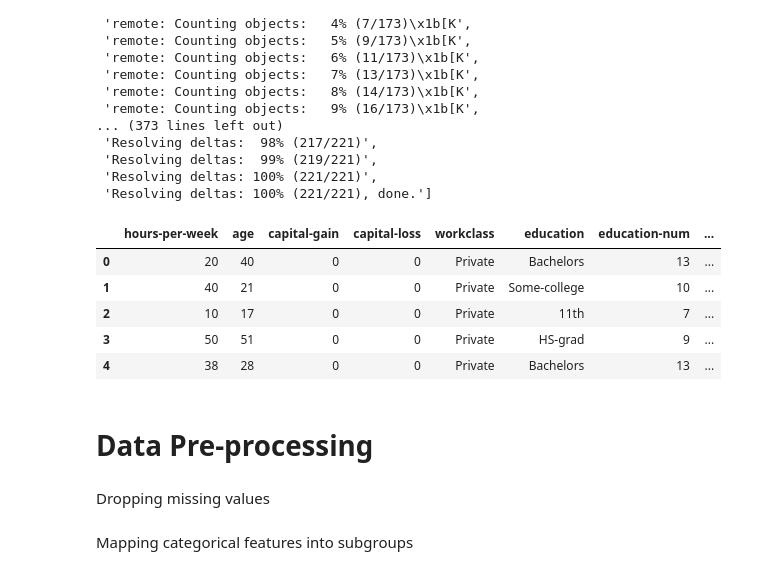
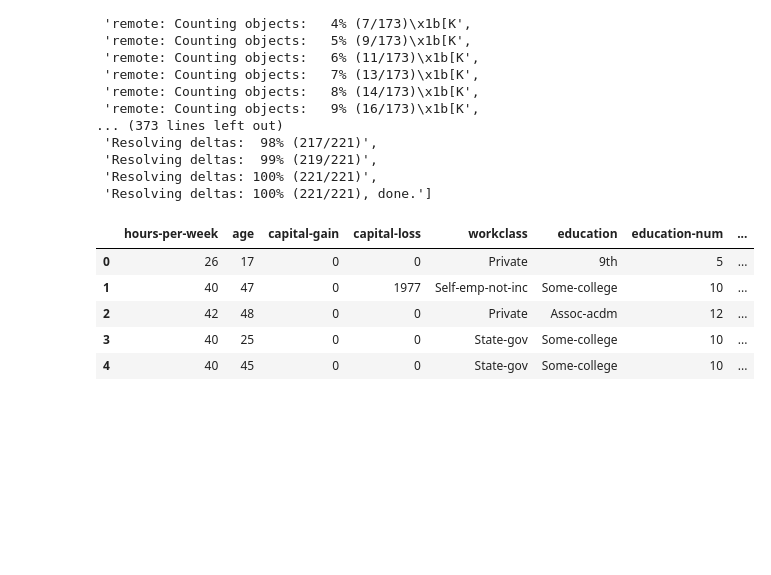
Before and after one commit to Jagoda222/HCML_2, a Jupyter notebook: David_1.ipynb, the cells around one changed output. Cells and saved outputs as stored; diff of their text form; code cells hidden in the pictures; blank space fills up the shorter version.

```diff
--- a/David_1.ipynb
+++ b/David_1.ipynb
@@ -35,16 +35,12 @@ import seaborn as sns
 import numpy as np
 import xgboost as xgb
 # %%
-df = pd.read_csv('adult_reconstruction.csv')
+df = pd.read_csv("sampled_data_7000.csv")
 df.head()
 # %% [output]
 |  | hours-per-week | age | capital-gain | capital-loss | workclass | education | education-num | ... |
-| 0 | 20 | 40 | 0 | 0 | Private | Bachelors | 13 | ... |
-| 1 | 40 | 21 | 0 | 0 | Private | Some-college | 10 | ... |
-| 2 | 10 | 17 | 0 | 0 | Private | 11th | 7 | ... |
-| 3 | 50 | 51 | 0 | 0 | Private | HS-grad | 9 | ... |
-| 4 | 38 | 28 | 0 | 0 | Private | Bachelors | 13 | ... |
+| 0 | 26 | 17 | 0 | 0 | Private | 9th | 5 | ... |
+| 1 | 40 | 47 | 0 | 1977 | Self-emp-not-inc | Some-college | 10 | ... |
+| 2 | 42 | 48 | 0 | 0 | Private | Assoc-acdm | 12 | ... |
+| 3 | 40 | 25 | 0 | 0 | State-gov | Some-college | 10 | ... |
+| 4 | 40 | 45 | 0 | 0 | State-gov | Some-college | 10 | ... |
-# %% [markdown]
-# Data Pre-processing
-# %% [markdown]
-Dropping missing values
@@ -54,2 +46,0 @@ df = df.dropna()
-# %% [markdown]
-Mapping categorical features into subgroups
```
Also changed, not shown: parts of 25 cells of this notebook.
